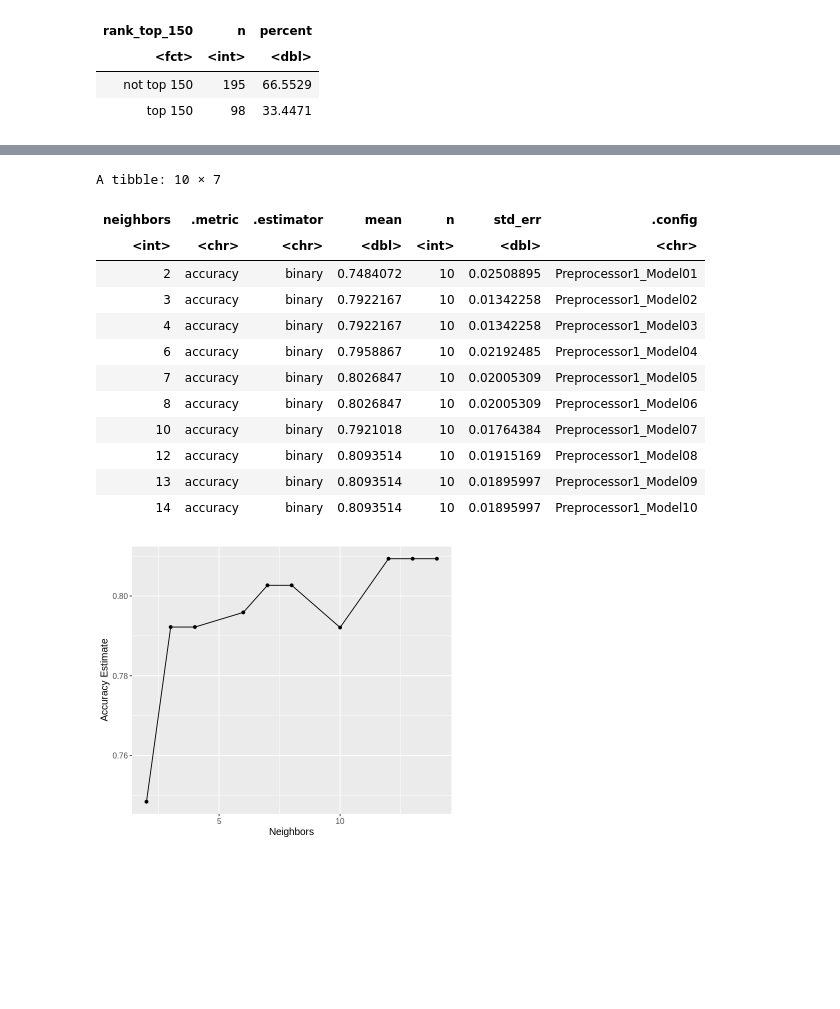
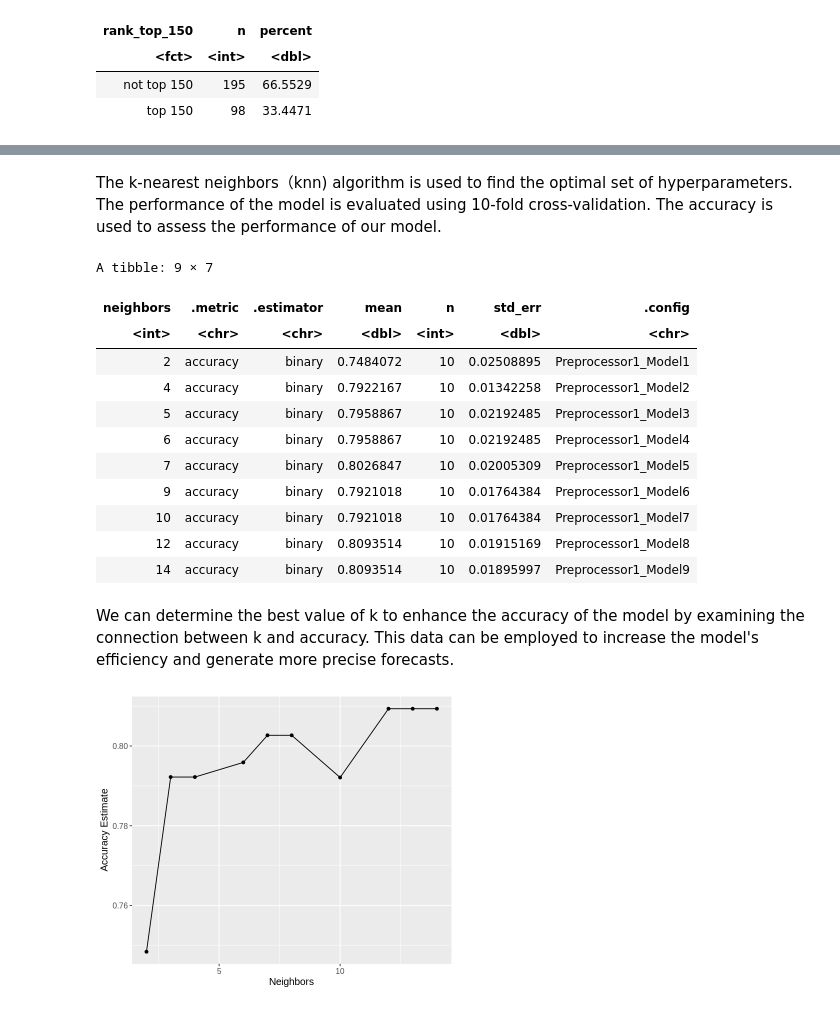
Before and after one commit to hirnas/DSCI100GW, a Jupyter notebook: group project/project code v2.ipynb, the cells around one changed output, grey strips where cells are left out. Drawn from its saved outputs; the diff is of its cells as text; code cells hidden in the pictures; blank space fills up the shorter version.

Commit message:
stats data code

```diff
--- a/group project/project code v2.ipynb
+++ b/group project/project code v2.ipynb
@@ -191,29 +195,41 @@ tennis_vfold <- vfold_cv(tennis_train, v = 10, strata = rank_top_150)
+# %% [markdown]
+The k-nearest neighbors（knn) algorithm is used to find the optimal set of hyperparameters. The performance of the model is evaluated using 10-fold cross-validation. The accuracy is used to assess the performance of our model.
 # %%
 set.seed(999)
+knn_spec <- nearest_neighbor(weight_func = "rectangular", neighbors = tune()) |>
+  set_engine("kknn") |>
+  set_mode("classification")
+
+tennis_recipe <- recipe(rank_top_150 ~., data = tennis_train) |>
+  step_scale(all_predictors()) |>
+  step_center(all_predictors())
+
+tennis_vfold <- vfold_cv(tennis_train, v = 10, strata = rank_top_150)
 
 knn_results <- workflow() |>
                  add_recipe(tennis_recipe) |>
                  add_model(knn_spec) |>
                  tune_grid(resamples = tennis_vfold, grid = 10) |>
                  collect_metrics()
 
-accuracies <- knn_results |>
+accuracy <- knn_results |>
                  filter(.metric == 'accuracy')
-accuracies
+accuracy
 # %% [output]
-A tibble: 10 × 7
+A tibble: 9 × 7
 | neighbors | .metric | .estimator | mean | n | std_err | .config |
 | <int> | <chr> | <chr> | <dbl> | <int> | <dbl> | <chr> |
-| 2 | accuracy | binary | 0.7484072 | 10 | 0.02508895 | Preprocessor1_Model01 |
-| 3 | accuracy | binary | 0.7922167 | 10 | 0.01342258 | Preprocessor1_Model02 |
-| 4 | accuracy | binary | 0.7922167 | 10 | 0.01342258 | Preprocessor1_Model03 |
-| 6 | accuracy | binary | 0.7958867 | 10 | 0.02192485 | Preprocessor1_Model04 |
-| 7 | accuracy | binary | 0.8026847 | 10 | 0.02005309 | Preprocessor1_Model05 |
-| 8 | accuracy | binary | 0.8026847 | 10 | 0.02005309 | Preprocessor1_Model06 |
-| 10 | accuracy | binary | 0.7921018 | 10 | 0.01764384 | Preprocessor1_Model07 |
-| 12 | accuracy | binary | 0.8093514 | 10 | 0.01915169 | Preprocessor1_Model08 |
-| 13 | accuracy | binary | 0.8093514 | 10 | 0.01895997 | Preprocessor1_Model09 |
-| 14 | accuracy | binary | 0.8093514 | 10 | 0.01895997 | Preprocessor1_Model10 |
+| 2 | accuracy | binary | 0.7484072 | 10 | 0.02508895 | Preprocessor1_Model1 |
+| 4 | accuracy | binary | 0.7922167 | 10 | 0.01342258 | Preprocessor1_Model2 |
+| 5 | accuracy | binary | 0.7958867 | 10 | 0.02192485 | Preprocessor1_Model3 |
+| 6 | accuracy | binary | 0.7958867 | 10 | 0.02192485 | Preprocessor1_Model4 |
+| 7 | accuracy | binary | 0.8026847 | 10 | 0.02005309 | Preprocessor1_Model5 |
+| 9 | accuracy | binary | 0.7921018 | 10 | 0.01764384 | Preprocessor1_Model6 |
+| 10 | accuracy | binary | 0.7921018 | 10 | 0.01764384 | Preprocessor1_Model7 |
+| 12 | accuracy | binary | 0.8093514 | 10 | 0.01915169 | Preprocessor1_Model8 |
+| 14 | accuracy | binary | 0.8093514 | 10 | 0.01895997 | Preprocessor1_Model9 |
+# %% [markdown]
+We can determine the best value of k to enhance the accuracy of the model by examining the connection between k and accuracy. This data can be employed to increase the model's efficiency and generate more precise forecasts.
 # %%
 set.seed(999)
 options(repr.plot.height = 5, repr.plot.width = 6)
```
Also changed, not shown: parts of 19 cells of this notebook.
